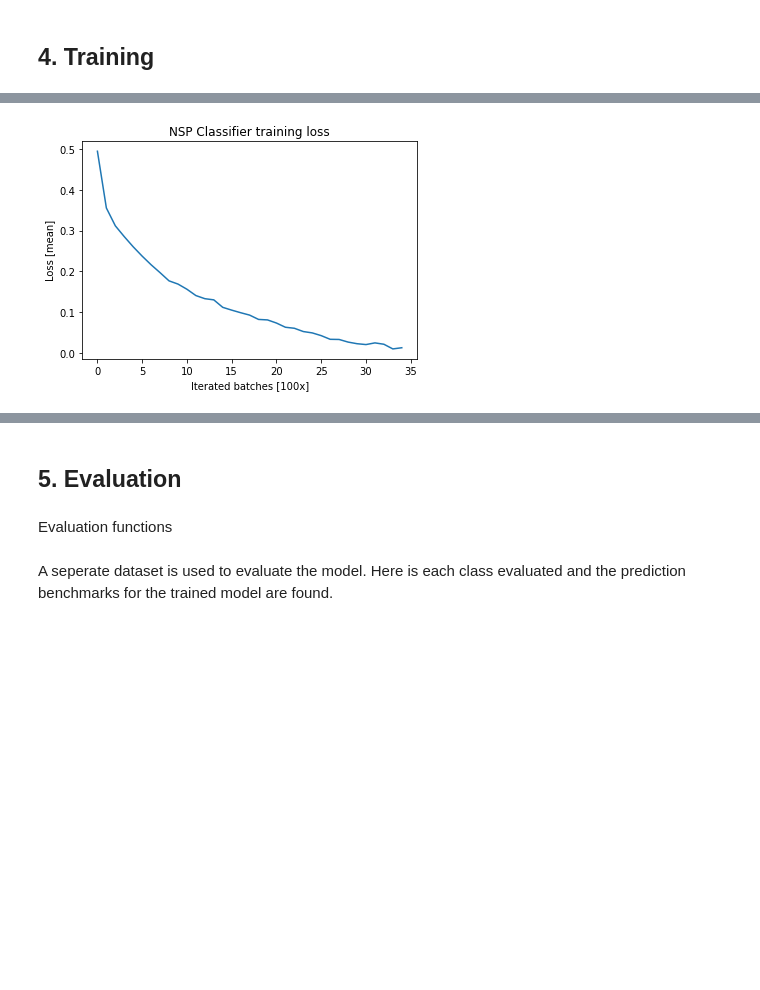
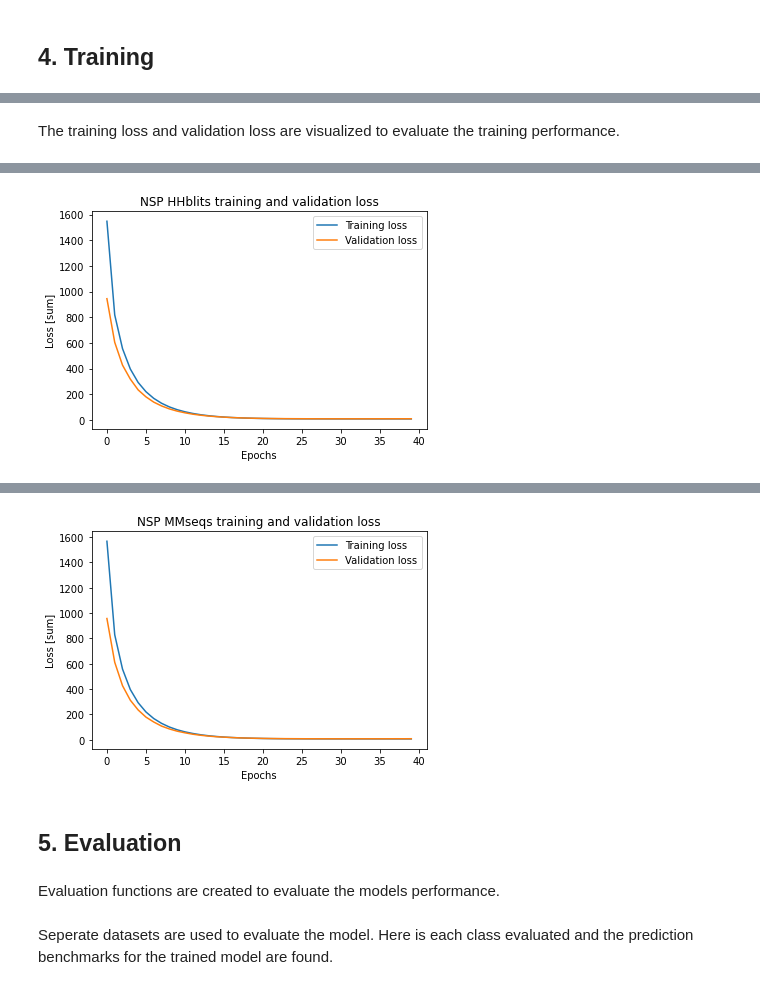
Before and after one commit to Eryk96/NetSurfP-3.0, a Jupyter notebook: notebooks/nsp2.ipynb, the cells around one changed output, grey strips where cells are left out. Saved outputs shown, nothing was run; the diff lists cells and outputs as text; code cells hidden in the pictures; blank space fills up the shorter version.

```diff
--- a/notebooks/nsp2.ipynb
+++ b/notebooks/nsp2.ipynb
@@ -281 +294,28 @@ optimizer = optim.Adam([{"params" : nsp_classifier.parameters()},
+# %%
+def init_model(initial_channels, hidden_neurons, lr=1e-3):
+    """ Initializes a model, criterion and optimizer
+    Args:
+        initial_channels (int): amount of initial inputs for the model
+        hidden_neurons (int): amount of hidden neurons in the model
+    """
+
+    nsp_net = NSP_Network(initial_channels, hidden_neurons)
+    criterion = MultiTaskLoss()
+
+    # enable cuda on model and criterion if possible
+    if device.type != "cpu":
+        nsp_net.cuda(device)
+        criterion.cuda(device)
+
+    # optimizer for model and criterion
+    optimizer = optim.Adam([{"params" : nsp_net.parameters()},
+                            {"params" : criterion.parameters()}], lr=lr)
+
+    return nsp_net, criterion, optimizer
+# %%
+initial_channels = 50
+hidden_neurons = 256 #1024
+
+nsp_hhblits = init_model(initial_channels, hidden_neurons)
+nsp_mmseqs = init_model(initial_channels, hidden_neurons)
 # %% [markdown]
@@ -334,8 +376,20 @@ Finished Training
-# %%
-pylab.plot(loss_list)
-pylab.xlabel('Iterated batches [100x]')
-pylab.ylabel('Loss [mean]')
-pylab.title('NSP Classifier training loss')
-pylab.show()
-# %% [output]
-[figure, removed]
+# %% [markdown]
+The training loss and validation loss are visualized to evaluate the training performance.
+# %%
+def plot_loss(training_loss, validation_loss, title):
+    pylab.plot(training_loss)
+    pylab.plot(validation_loss)
+    pylab.xlabel('Epochs')
+    pylab.ylabel('Loss [sum]')
+    pylab.legend(('Training loss', 'Validation loss'))
+    pylab.title(title)
+    pylab.show()
+# %%
+epochs = 40 #50
+
+training_loss, evaluation_loss = training(epochs, nsp_hhblits[0], nsp_hhblits[1], nsp_hhblits[2], train_hhblits)
+plot_loss(training_loss, evaluation_loss, "NSP HHblits training and validation loss")
+
+training_loss, evaluation_loss = training(epochs, nsp_mmseqs[0], nsp_mmseqs[1], nsp_mmseqs[2], train_mmseqs)
+plot_loss(training_loss, evaluation_loss, "NSP MMseqs training and validation loss")
+# %% [output]
@@ -341,0 +413 @@ pylab.show()
+[figure, added]
@@ -342,7 +431,8 @@ pylab.show()
+[figure, added]
 # %% [markdown]
 ## 5. Evaluation
-# %% [markdown]
-Evaluation functions
+# %% [markdown]
+Evaluation functions are created to evaluate the models performance.
 # %%
 def fpr(pred, labels):
     """ False positive rate
@@ -409,5 +498,5 @@ def accuracy(pred, labels):
 
     return (sum((pred == labels)) / len(labels)).item()
 # %% [markdown]
-A seperate dataset is used to evaluate the model. Here is each class evaluated and the prediction benchmarks for the trained model are found.
+Seperate datasets are used to evaluate the model. Here is each class evaluated and the prediction benchmarks for the trained model are found.
 # %%
```
Also changed, not shown: parts of 32 cells of this notebook.
